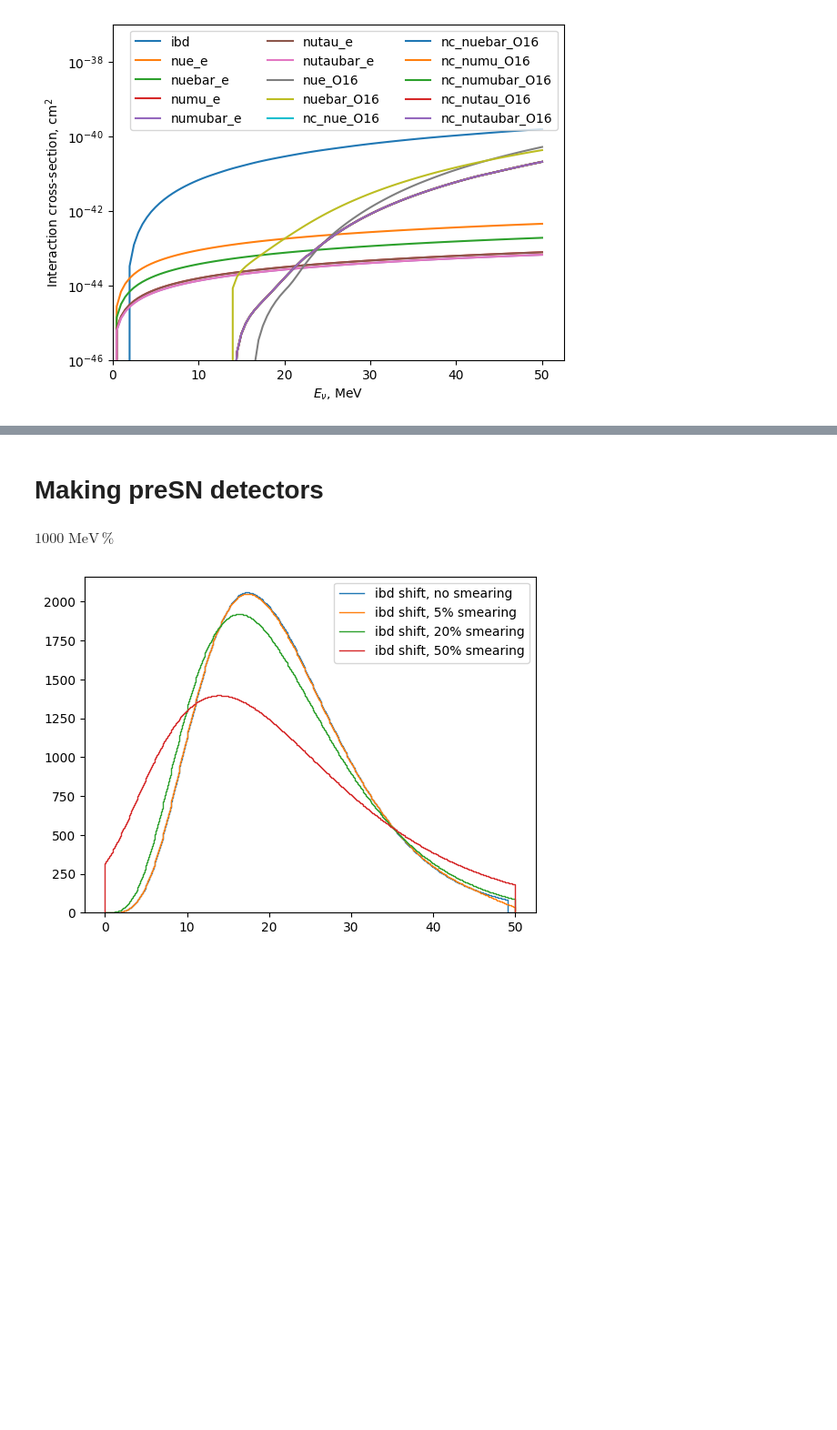
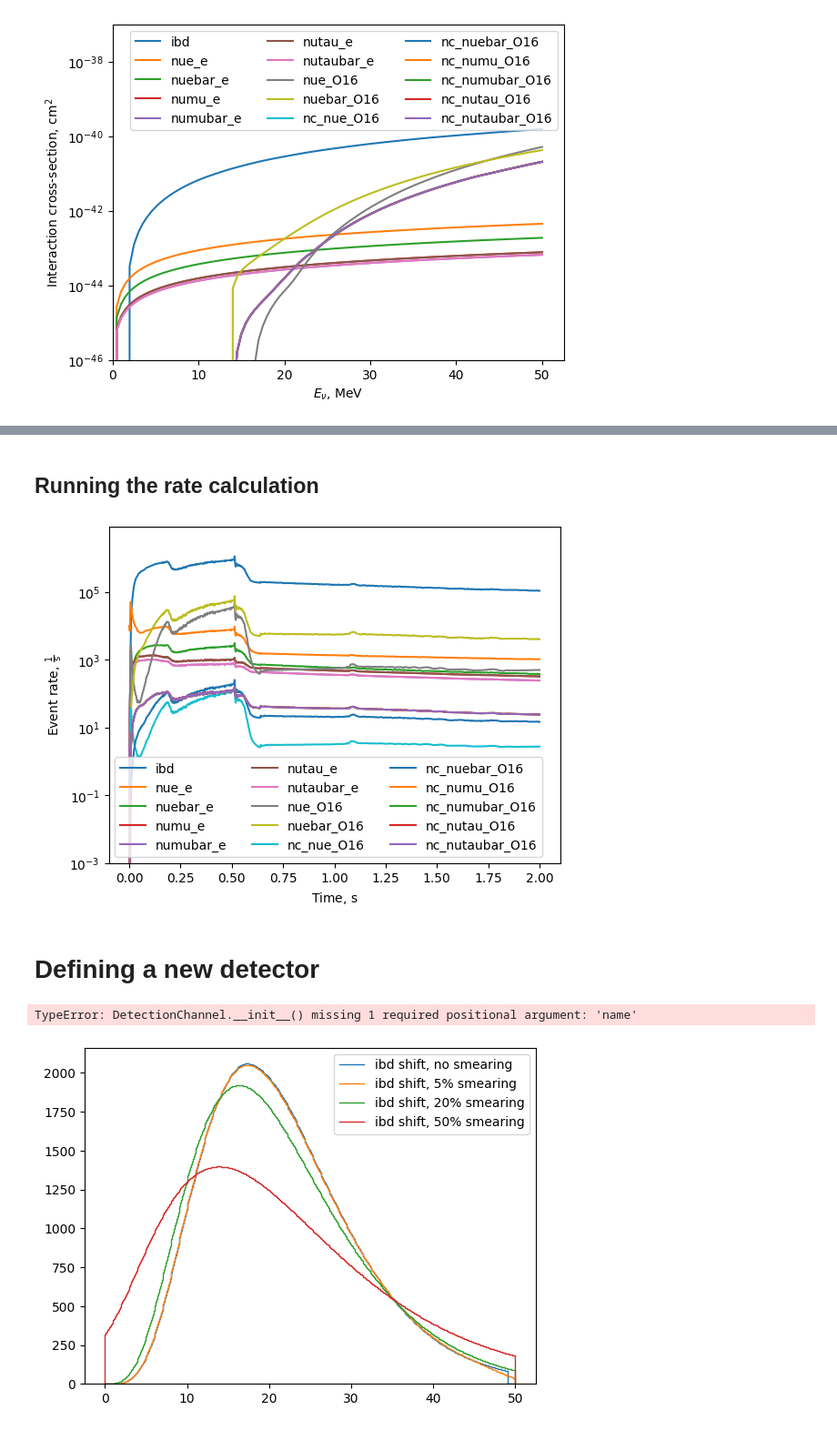
Before and after one commit to SNEWS2/snewpy, a Jupyter notebook: doc/nb/Detector_demo.ipynb, the cells around one changed output, grey strips where cells are left out. Shown at 91% size. Cells and saved outputs as stored; diff of their text form; code cells hidden in the pictures; blank space fills up the shorter version.

Commit message:
Update Detector_demo

```diff
--- a/doc/nb/Detector_demo.ipynb
+++ b/doc/nb/Detector_demo.ipynb
@@ -31,7 +33,13 @@ def plot_quantity(x:u.Quantity, y:u.Quantity, xlabel=None, ylabel=None, **kwargs
             ylabel+=', '+y.unit._repr_latex_()
         plt.ylabel(ylabel)
 # %%
-def plot_rate(rate, *args, **kwargs):
-    x = rate.energy.to('MeV')
-    y = rate.integrate_or_sum('time').array.squeeze()
-    plot_quantity(x,y,xlabel='Energy',ylabel='Event rate', **kwargs)
+def plot_rate(rate, axis:str='time', **kwargs):
+    if axis=='time':
+        x = rate.time.to('s')
+        y = rate.integrate_or_sum('energy').array.squeeze()
+    elif axis=='energy':
+        x = rate.energy.to('MeV')
+        y = rate.integrate_or_sum('time').array.squeeze()
+    else:
+        raise ValueError(f'axis="{axis}" should be one of "time","energy"')
+    plot_quantity(x,y,xlabel=axis.capitalize(), ylabel='Event rate', **kwargs)
@@ -86,4 +140,4 @@ plt.show()
 e_true = det.channels['ibd'].smearing.bins_true << u.MeV
 e_smear = det.channels['ibd'].smearing.bins_smeared << u.MeV
 # %% [markdown]
-# Making preSN detectors
+## Running the rate calculation
@@ -96,17 +144,40 @@ flux = model.get_flux(t = times, E = energies, distance=10<<u.kpc)
-# %%
-def smearingNue
-# %% [output]
-$1000 \; \mathrm{MeV\,\%}$
+# %%
+rates = det.run(flux)
+for chan,rate in rates.items():
+    #integrate over energy
+    plot_rate(rate, axis='time', label=chan)
+plt.legend(ncols=3)
+plt.yscale('log')
+plt.ylim(1e-3)
+plt.show()
+# %% [output]
+[figure, added]
+# %% [markdown]
+# Defining a new detector
 # %%
 from snewpy.neutrino import Flavor
 from snewpy.rate_calculator import Detector, DetectionChannel
-
+#we can load cross-section directly from SNOwGLoBES to reuse
+xsec_ibd=rc.load_xsec('ibd',Flavor.NU_E_BAR)
+# we can define smearing matrices
 e_true  = np.linspace(0,50,501)<<u.MeV
 e_smear = np.linspace(0,50,501)<<u.MeV
-det = Detector('baksan', mass=300<<u.kt,
+#matrices with same shift of 0.87 MeV in mean value, but with different resolution
+m_smear_0=SmearingMatrix.from_Gaussian(e_true,e_smear,
+                                       mean=lambda e:e-0.87*u.MeV)
+m_smear_1prc=SmearingMatrix.from_Gaussian(e_true,e_smear,
+                                       mean=lambda e:e-0.87*u.MeV,
+                                       sigma=lambda e:0.01*e)
+m_smear_5prc=SmearingMatrix.from_Gaussian(e_true,e_smear,
+                                       mean=lambda e:e-0.87*u.MeV,
+                                       sigma=lambda e:0.05*e)
+ibd_channel = DetectionChannel(flavor=Flavor.NU_E_BAR,xsec=xsec_ibd, efficiency=1., smearing = m_smear_0)
+det = Detector('scint_det', mass=300<<u.kt,
                channels={
-                   'ibd':DetectionChannel('ibd',flavor=Flavor.NU_E_BAR,
-                                          xsec=rc.load_xsec('ibd',Flavor.NU_E_BAR),
-                                          efficiency=1.)
+                   'ibd_nosmear':DetectionChannel(flavor=Flavor.NU_E_BAR,xsec=xsec_ibd, efficiency=1., smearing = m_smear_0),
+                   'ibd_smear_1%':DetectionChannel(flavor=Flavor.NU_E_BAR,xsec=xsec_ibd, efficiency=1., smearing = m_smear_1),
+                   'ibd_smear_5%':DetectionChannel(flavor=Flavor.NU_E_BAR,xsec=xsec_ibd, efficiency=1., smearing = m_smear_5)
                })
+# %% [output]
+TypeError: DetectionChannel.__init__() missing 1 required positional argument: 'name'
 # %%
```
Also changed, not shown: parts of 11 cells of this notebook.
